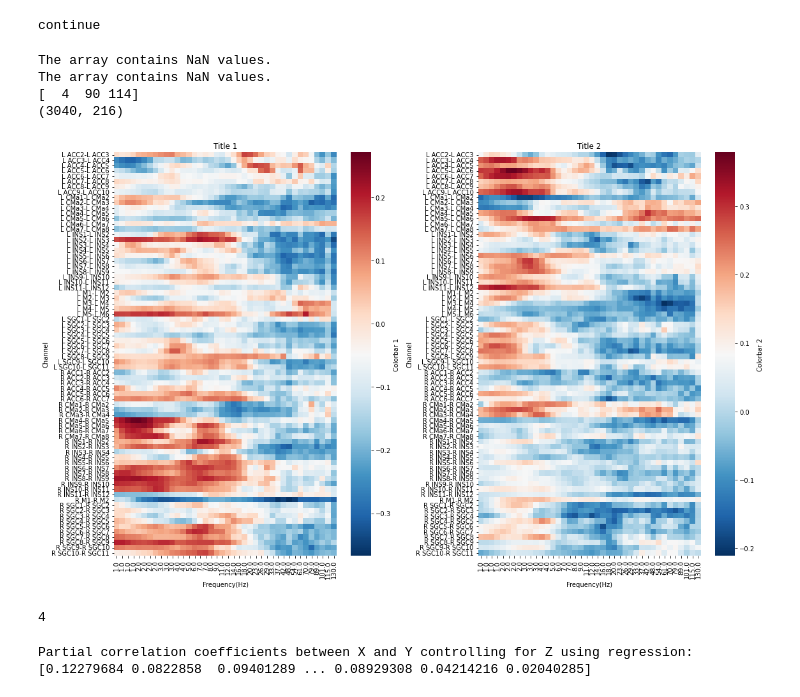
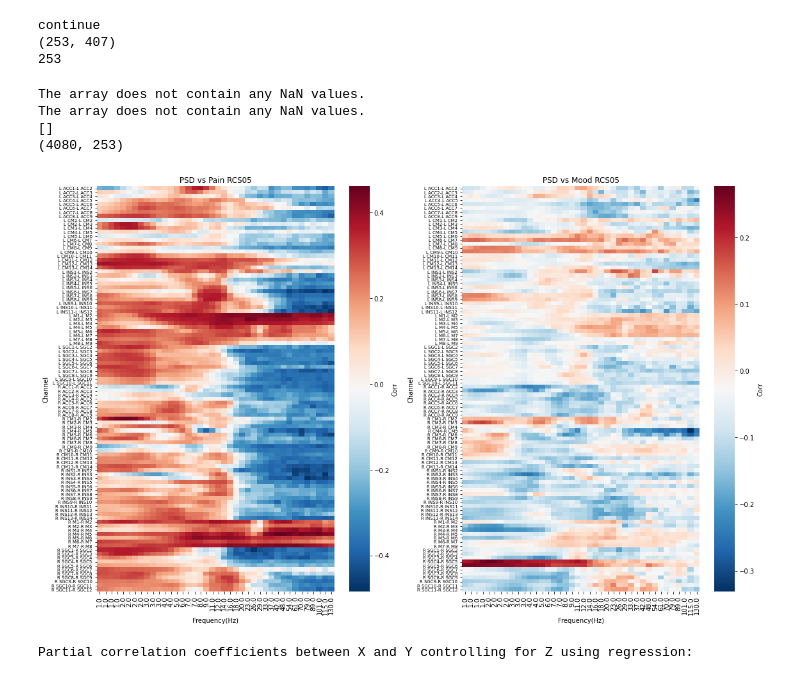
Before and after one commit to anushaballawala/chronicpain_stage0, a Jupyter notebook: mood_BM_corr.ipynb, the cells around one changed output. Drawn from its saved outputs; the diff is of its cells as text; code cells hidden in the pictures.

Commit message:
added in visualizations of heatmap correlations

```diff
--- a/mood_BM_corr.ipynb
+++ b/mood_BM_corr.ipynb
@@ -8,10 +14,21 @@ from typing import Any
 from h5py._hl.base import Empty
 from numpy import ndarray
 # %%
-ptID = "RCS04"
+ptID = "RCS05"
 # get metadata.
 path_string = Path("/userdata/aallawala/pain_data/stage0/%s/mood_biomarker/preproc_data" % (ptID))
-filename = "%s_807_ieeg_wavelet.h5" % (ptID)
+
+if ptID == "RCS04":
+    filename = "%s_807_ieeg_wavelet.h5" % (ptID)
+elif ptID == "RCS05":
+    filename = "%s_1240_ieeg_wavelet.h5" % (ptID)
+elif ptID == "RCS02":
+    filename = "%s_246_ieeg_wavelet.h5" % (ptID)
+elif ptID == "RCS07":
+    filename = "%s_2267_ieeg_wavelet.h5" % (ptID)
+elif ptID == "RCS06":
+    filename = "%s_1713_ieeg_wavelet.h5" % (ptID)
+
 filepath = path_string / filename
 f1 = h5py.File(name=filepath)
 
@@ -135,8 +159,13 @@ if len(remaining_diff) == 0:
     print('continue')
 elif len(remaining_diff) >0:
     print('Error')
+
+print(new_surveys.shape)
+print(len(filtered_list))
 # %% [output]
 continue
+(253, 407)
+253
 # %%
 ## reshape and zscore surveys.
 # psd_z_vec = new_alldata.reshape(new_alldata.shape[2], -1)
@@ -163,9 +192,10 @@ vasp_z = man_z_score(vasp_vec)
 ## remove nans from filtered data.
 
 def find_nans(array):
-    if tmp.any():
+    # if nan_idx.any():
+    nan_idx = np.argwhere(np.isnan(array))
+    if nan_idx.any():
         print("The array contains NaN values.")
-        nan_idx = np.argwhere(np.isnan(array))
     else:
         print("The array does not contain any NaN values.")
     return nan_idx
@@ -180,13 +210,13 @@ vasp_z_clean = np.delete(vasp_z, [nan_idx_all], axis = 0)
 
 # remove nans.
 new_surveys = new_surveys.drop(new_surveys.index[nan_idx_all], axis=0) # remove by positional index clean_psd_z= np.delete(psd_z_vec, nan_idx_all, axis=1)
-clean_psd_z= np.delete(psd_z_vec, nan_idx_all, axis=0)
+clean_psd_z= np.delete(psd_z_vec, nan_idx_all, axis=1) #**** ?????
 print(clean_psd_z.shape)
 # %% [output]
-The array contains NaN values.
-The array contains NaN values.
-[  4  90 114]
-(3040, 216)
+The array does not contain any NaN values.
+The array does not contain any NaN values.
+[]
+(4080, 253)
 # %%
 # flip depression scores.
 
@@ -212,7 +242,7 @@ corr_vasp = run_corr(clean_psd_z.T, vasp_z_clean, n_freq, n_ch)
 sys.path.append("/home/aallawala/Plotting-GenFxns/")
 
 def basic_heatmap(ax, array, cbar_title, title):
-    fig_params = [8, 10]
+    fig_params = [8, 12]
     caxis_lim = [-0.1, 0.2]
 
     sns.heatmap((array.T), cmap="RdBu_r", cbar=True,
@@ -221,37 +251,37 @@ def basic_heatmap(ax, array, cbar_title, title):
     ax.set_xlabel("Frequency(Hz)")
     ax.set_ylabel("Channel")
     ax.set_title(title)
+    ax.set_yticklabels(ax.get_yticklabels(), fontsize=7)
 
 
 def plot_heatmap_subplots(data_list, cbar_titles, titles, nrows, ncols):
     """
     Generate subplots using the custom heatmap function.
 
     Parameters:
     data_list (list of ndarray): List of 2D arrays to be plotted as heatmaps.
     cbar_titles (list of str): List of colorbar titles for each heatmap.
     titles (list of str): List of titles for each heatmap.
     nrows (int): Number of rows in the subplot grid.
     ncols (int): Number of columns in the subplot grid.
     """
     fig, axes = plt.subplots(nrows=nrows, ncols=ncols, figsize=(8 * ncols, 10 * nrows))
     axes = axes.flatten()
 
     for i, (array, cbar_title, title) in enumerate(zip(data_list, cbar_titles, titles)):
         basic_heatmap(axes[i], array, cbar_title, title)
 
     plt.tight_layout()
+    save_dir = '/userdata/aallawala/pain_data/figures/071024_mood_partialcorr/%s_corr_mood_pain.png' % (ptID)
+
+    plt.savefig(save_dir, dpi=300, edgecolor='k', facecolor="white")
     plt.show()
 
 
 # Generate some example data
 
 
 # Plot the heatmaps in a 2x2 grid
-plot_heatmap_subplots([corr_vasp, corr_vasd], cbar_titles, titles, nrows=1, ncols=2)
+plot_heatmap_subplots([corr_vasp, corr_vasd], ['Corr', 'Corr'], ['PSD vs Pain %s' % (ptID), 'PSD vs Mood %s' % (ptID)], nrows=1, ncols=2)
 # %% [output]
-[figure, old version]
+[figure, new version]
-# %%
-data_list = [np.random.rand(3, 10) for _ in range(4)]  # List of 2D arrays (trials x features)
-# %% [output]
-4
@@ -295,12 +288,13 @@ def plot_heatmap_subplots(data_list, cbar_titles, titles, nrows, ncols):
 # %%
 from scipy import stats, linalg
+
+X = clean_psd_z.T
+Y = vasd_z_clean_r
+Z = vasp_z_clean
 
 # Step 1: Fit regression models and obtain residuals
 # Regression of Y on Z
 
-Z = vasd_z_clean
-Y = vasp_z_clean
-X = clean_psd_z.T
 slope_YZ, intercept_YZ, _, _, _ = stats.linregress(Z, Y)
 Y_pred = slope_YZ * Z + intercept_YZ
 Y_resid = Y - Y_pred
@@ -321,4 +315,3 @@ print("Partial correlation coefficients between X and Y controlling for Z using
 pcorr_reshaped = partial_corr_XY_Z_reg.reshape(n_freq, n_ch)
 # %% [output]
 Partial correlation coefficients between X and Y controlling for Z using regression:
-[0.12279684 0.0822858  0.09401289 ... 0.08929308 0.04214216 0.02040285]
```
Also changed, not shown: parts of 8 cells of this notebook, 1 other file.
